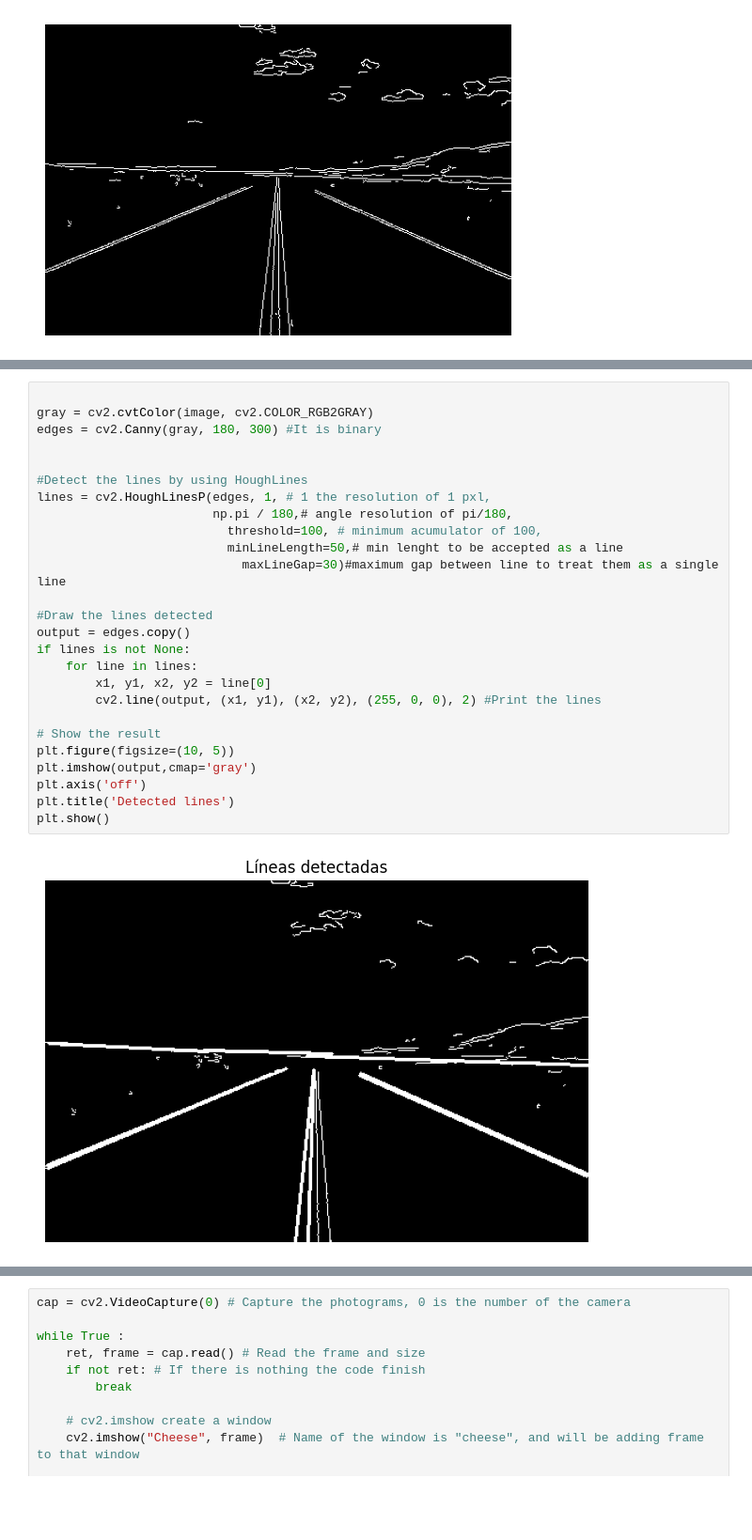
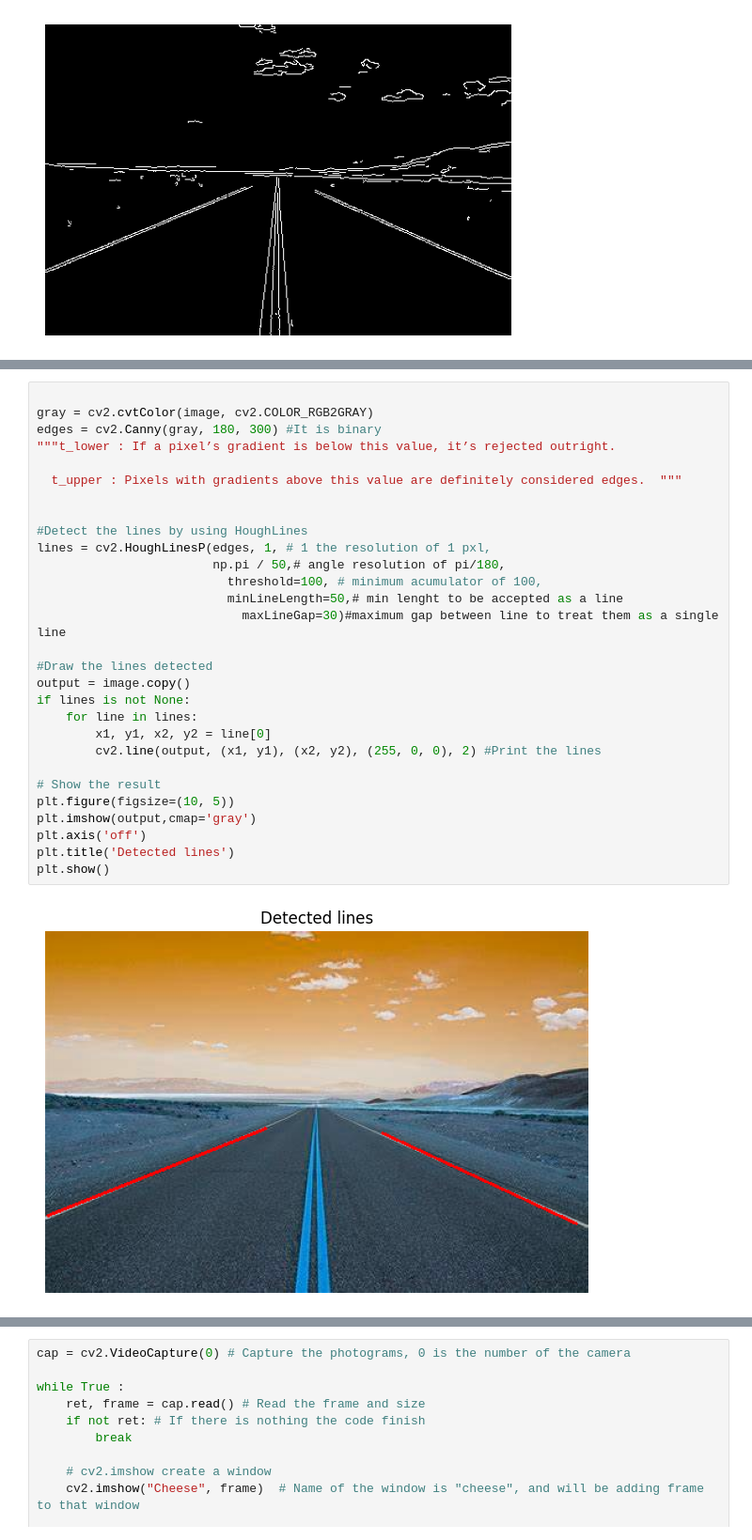
Before and after one commit to CarlosGarcia-YK/Workshop_ArtificialVision, a Jupyter notebook: Codigo_Dia1.ipynb, the cells around one changed output, grey strips where cells are left out. Shown at 94% size. Saved outputs shown, nothing was run; the diff lists cells and outputs as text; blank space fills up the shorter version.

```diff
--- a/Codigo_Dia1.ipynb
+++ b/Codigo_Dia1.ipynb
@@ -37,28 +71,31 @@ plt.show()
 # %%
 
 gray = cv2.cvtColor(image, cv2.COLOR_RGB2GRAY)
 edges = cv2.Canny(gray, 180, 300) #It is binary
+"""t_lower : If a pixel’s gradient is below this value, it’s rejected outright.
+
+  t_upper : Pixels with gradients above this value are definitely considered edges.  """
 
 
 #Detect the lines by using HoughLines
 lines = cv2.HoughLinesP(edges, 1, # 1 the resolution of 1 pxl,
-                        np.pi / 180,# angle resolution of pi/180,
+                        np.pi / 50,# angle resolution of pi/180,
                           threshold=100, # minimum acumulator of 100,
                           minLineLength=50,# min lenght to be accepted as a line
                             maxLineGap=30)#maximum gap between line to treat them as a single line
 
 #Draw the lines detected
-output = edges.copy()
+output = image.copy()
 if lines is not None:
     for line in lines:
         x1, y1, x2, y2 = line[0]
         cv2.line(output, (x1, y1), (x2, y2), (255, 0, 0), 2) #Print the lines
 
 # Show the result
 plt.figure(figsize=(10, 5))
 plt.imshow(output,cmap='gray')
 plt.axis('off')
 plt.title('Detected lines')
 plt.show()
 # %% [output]
-[figure, old version]
+[figure, new version]
```
Also changed, not shown: parts of 19 cells of this notebook.
